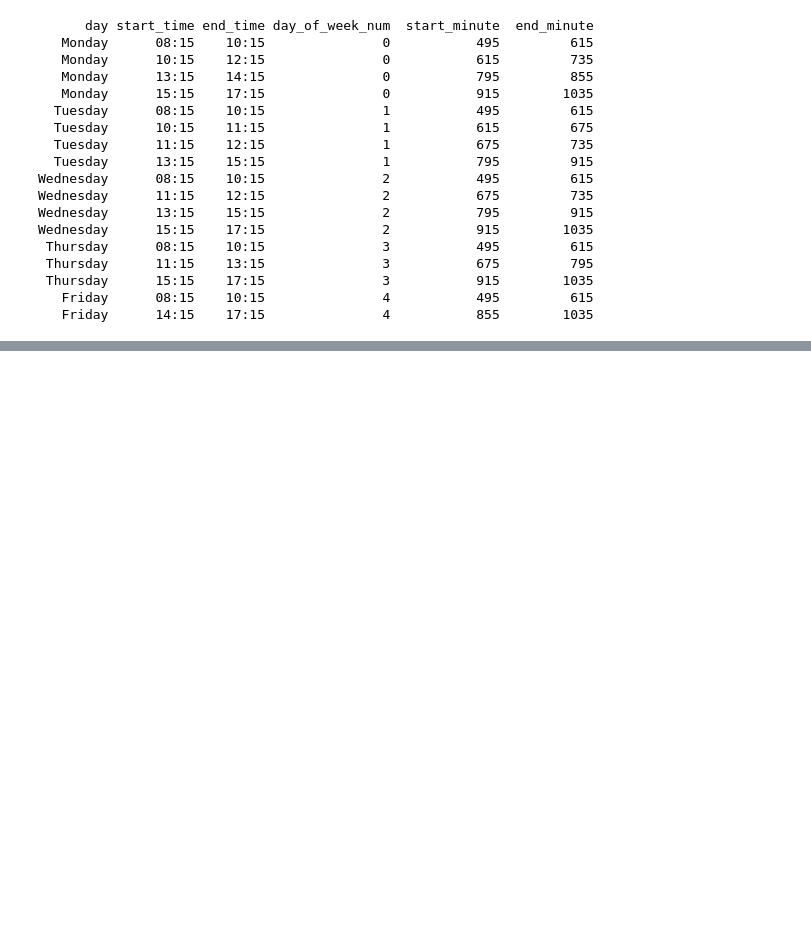
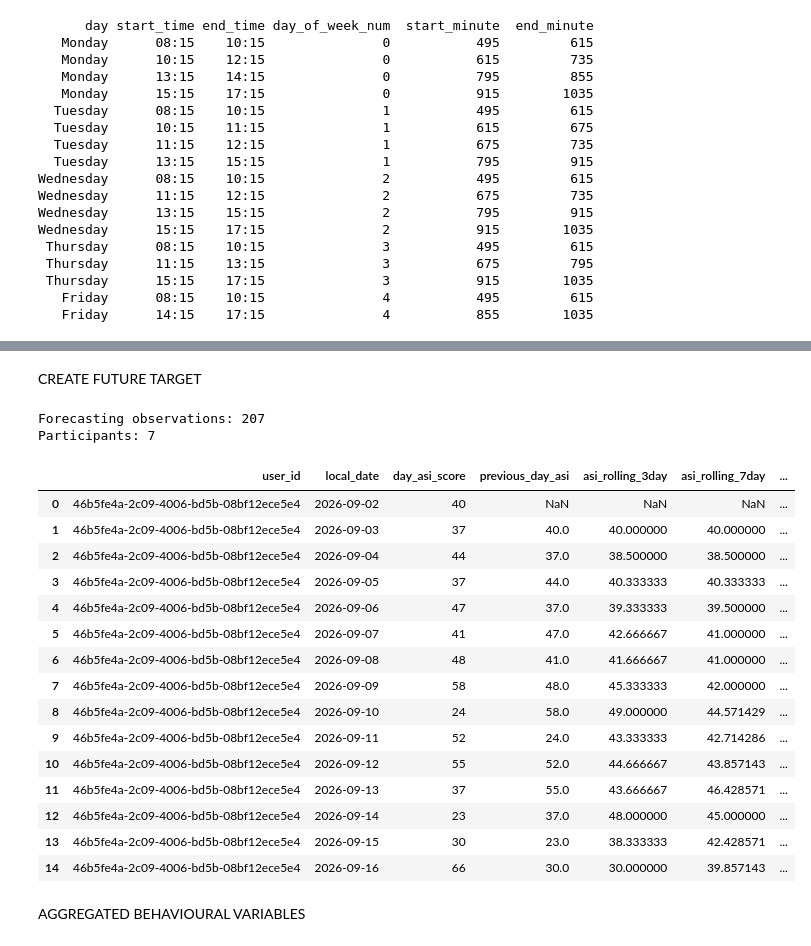
Before and after one commit to AmyMugeni/cognilens, a Jupyter notebook: Cognilens_ML_Pipeline.ipynb, the cells around one changed output, grey strips where cells are left out. Cells and saved outputs as stored; diff of their text form; code cells hidden in the pictures; blank space fills up the shorter version.

```diff
--- a/Cognilens_ML_Pipeline.ipynb
+++ b/Cognilens_ML_Pipeline.ipynb
@@ -2481,0 +2682,4 @@ day_disruption_score     65.0
+# %%
+df_features["log_session_gap"] = np.log1p(
+    df_features["session_gap_minutes_nonnegative"]
+)
@@ -2546,0 +3148,61 @@ print(
+# %% [markdown]
+CREATE FUTURE TARGET
+# %%
+# ============================================================
+# STEP 3 — Future target
+# ============================================================
+
+daily["next_day_date"] = (
+    daily.groupby("user_id")["local_date"].shift(-1)
+)
+
+daily["next_day_asi"] = (
+    daily.groupby("user_id")["day_asi_score"].shift(-1)
+)
+
+# Only keep TRUE next-day transitions
+daily["days_to_target"] = (
+    daily["next_day_date"] - daily["local_date"]
+).dt.days
+
+daily_forecast = daily[
+    daily["days_to_target"] == 1
+].copy()
+
+print("Forecasting observations:", len(daily_forecast))
+print("Participants:", daily_forecast["user_id"].nunique())
+
+display(
+    daily_forecast[
+        [
+            "user_id",
+            "local_date",
+            "day_asi_score",
+            "previous_day_asi",
+            "asi_rolling_3day",
+            "asi_rolling_7day",
+            "next_day_asi"
+        ]
+    ].head(15)
+)
+# %% [output]
+Forecasting observations: 207
+Participants: 7
+|  | user_id | local_date | day_asi_score | previous_day_asi | asi_rolling_3day | asi_rolling_7day | ... |
+| 0 | 46b5fe4a-2c09-4006-bd5b-08bf12ece5e4 | 2026-09-02 | 40 | NaN | NaN | NaN | ... |
+| 1 | 46b5fe4a-2c09-4006-bd5b-08bf12ece5e4 | 2026-09-03 | 37 | 40.0 | 40.000000 | 40.000000 | ... |
+| 2 | 46b5fe4a-2c09-4006-bd5b-08bf12ece5e4 | 2026-09-04 | 44 | 37.0 | 38.500000 | 38.500000 | ... |
+| 3 | 46b5fe4a-2c09-4006-bd5b-08bf12ece5e4 | 2026-09-05 | 37 | 44.0 | 40.333333 | 40.333333 | ... |
+| 4 | 46b5fe4a-2c09-4006-bd5b-08bf12ece5e4 | 2026-09-06 | 47 | 37.0 | 39.333333 | 39.500000 | ... |
+| 5 | 46b5fe4a-2c09-4006-bd5b-08bf12ece5e4 | 2026-09-07 | 41 | 47.0 | 42.666667 | 41.000000 | ... |
+| 6 | 46b5fe4a-2c09-4006-bd5b-08bf12ece5e4 | 2026-09-08 | 48 | 41.0 | 41.666667 | 41.000000 | ... |
+| 7 | 46b5fe4a-2c09-4006-bd5b-08bf12ece5e4 | 2026-09-09 | 58 | 48.0 | 45.333333 | 42.000000 | ... |
+| 8 | 46b5fe4a-2c09-4006-bd5b-08bf12ece5e4 | 2026-09-10 | 24 | 58.0 | 49.000000 | 44.571429 | ... |
+| 9 | 46b5fe4a-2c09-4006-bd5b-08bf12ece5e4 | 2026-09-11 | 52 | 24.0 | 43.333333 | 42.714286 | ... |
+| 10 | 46b5fe4a-2c09-4006-bd5b-08bf12ece5e4 | 2026-09-12 | 55 | 52.0 | 44.666667 | 43.857143 | ... |
+| 11 | 46b5fe4a-2c09-4006-bd5b-08bf12ece5e4 | 2026-09-13 | 37 | 55.0 | 43.666667 | 46.428571 | ... |
+| 12 | 46b5fe4a-2c09-4006-bd5b-08bf12ece5e4 | 2026-09-14 | 23 | 37.0 | 48.000000 | 45.000000 | ... |
+| 13 | 46b5fe4a-2c09-4006-bd5b-08bf12ece5e4 | 2026-09-15 | 30 | 23.0 | 38.333333 | 42.428571 | ... |
+| 14 | 46b5fe4a-2c09-4006-bd5b-08bf12ece5e4 | 2026-09-16 | 66 | 30.0 | 30.000000 | 39.857143 | ... |
+# %% [markdown]
+AGGREGATED BEHAVIOURAL VARIABLES
```
Also changed, not shown: parts of 67 cells of this notebook.
